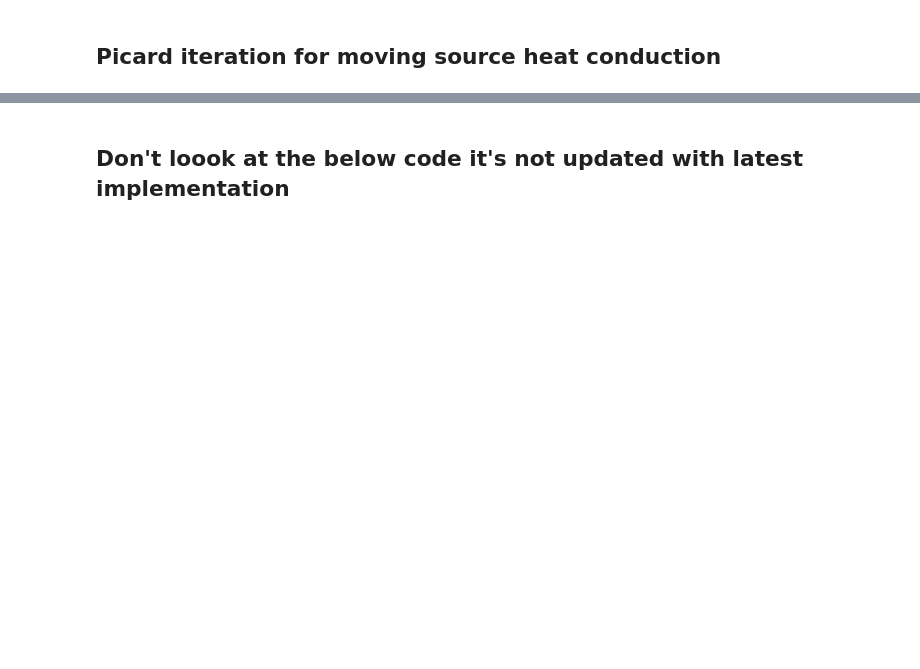
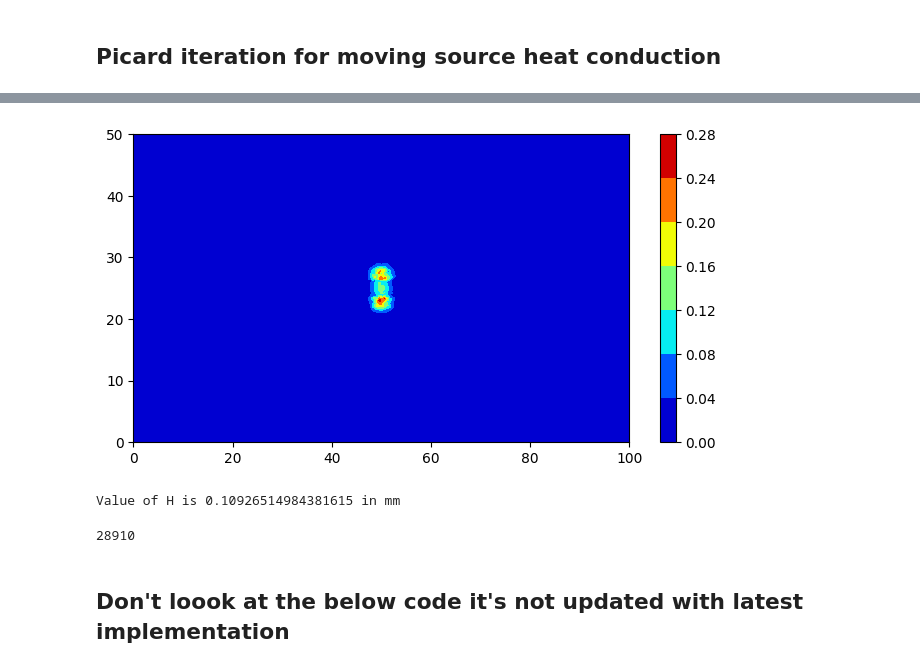
Before and after one commit to me21b172/ME5204-Project, a Jupyter notebook: Anuj/project.ipynb, the cells around one changed output, grey strips where cells are left out. Cells and saved outputs as stored; diff of their text form; code cells hidden in the pictures; blank space fills up the shorter version.

```diff
--- a/Anuj/project.ipynb
+++ b/Anuj/project.ipynb
@@ -229,0 +304,14 @@ No artists with labels found to put in legend.  Note that artists whose label st
+# %%
+plt.figure(figsize=(8,4))
+plt.tricontourf(mesh.coords[:, 0], mesh.coords[:, 1],mesh.S.reshape(-1),cmap='jet')
+plt.colorbar()
+plt.show()
+# %% [output]
+[figure, added]
+# %%
+n = 0
+for ele in mesh.triNodesTags:
+    n += 1 if np.min(mesh.coords[ele-1,1]) >=24 and np.min(mesh.coords[ele-1,1]) <= 26 else 0
+print('Value of H is '+str((100*2/n)**.5)+' in mm')
+# %% [output]
+Value of H is 0.10926514984381615 in mm
@@ -230,3 +320,7 @@ No artists with labels found to put in legend.  Note that artists whose label st
+# %%
+len(mesh.triNodesTags)
+# %% [output]
+28910
 # %% [markdown]
 ## Don't loook at the below code it's not updated with latest implementation
 # %%
```
Also changed, not shown: parts of 17 cells of this notebook, 2 other files.
